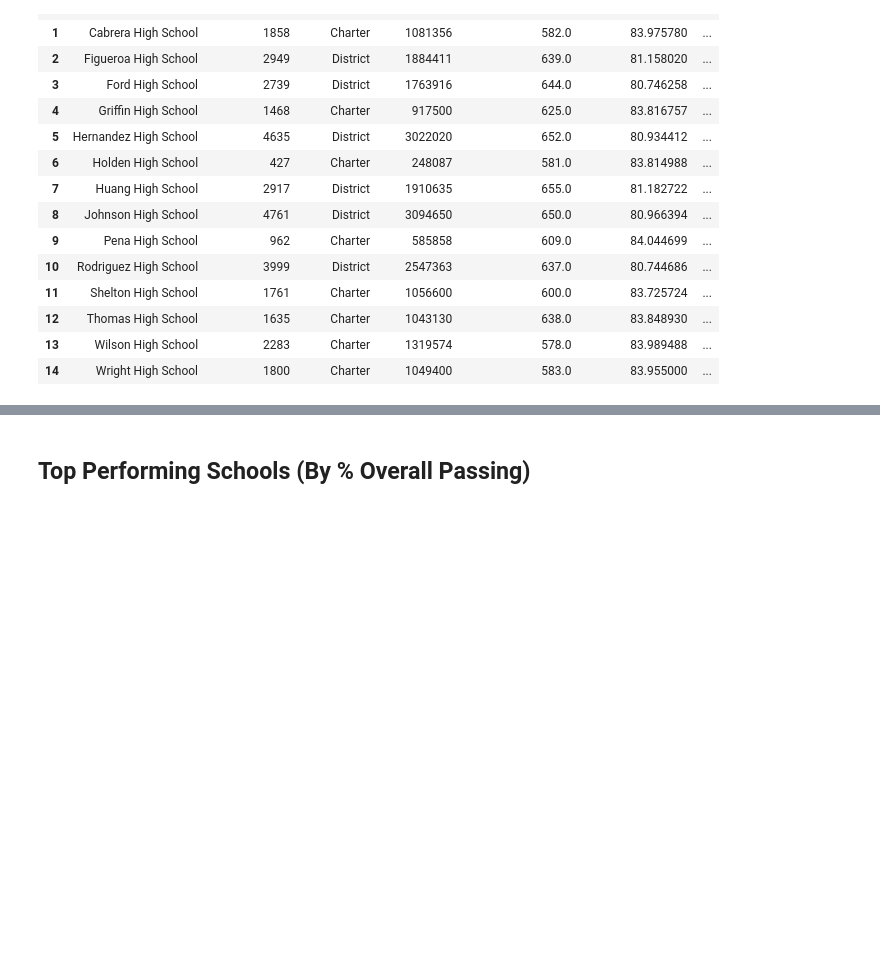
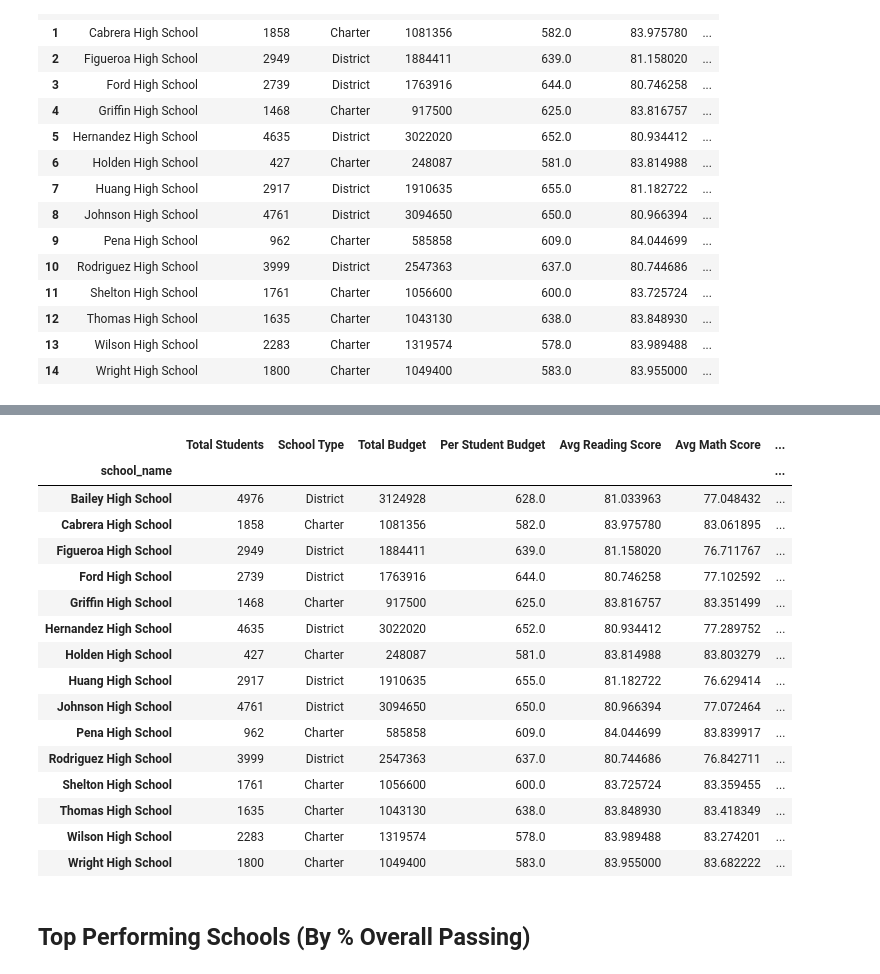
Before and after one commit to kunaual/pandas-challenge, a Jupyter notebook: PyCitySchools/PyCitySchools.ipynb, the cells around one changed output, grey strips where cells are left out. Saved outputs shown, nothing was run; the diff lists cells and outputs as text; code cells hidden in the pictures; blank space fills up the shorter version.

Commit message:
created loop to calc % passing math/reading per school

```diff
--- a/PyCitySchools/PyCitySchools.ipynb
+++ b/PyCitySchools/PyCitySchools.ipynb
@@ -178,0 +177,24 @@ school_summ_df
+# %%
+# update the index to be the school name   (todo - double check above code if can remove the reset index...and then don't need this)
+school_summ_df= school_summ_df.set_index("school_name")
+# %%
+#add new columns, init to 0
+school_summ_df["% Passing Math"]=0.000000   #6 decimal places to match output of example
+school_summ_df["% Passing Reading"]=0.000000   #6 decimal places to match output of example
+# %%
+# figure out % passing per school for math/reading/both
+student_data
+#test_df = school_summ_df.set_index("school_name")   #this works
+
+#print(school_summ_df.head())
+test_df.index.values.tolist()
+# test statement to see if can get the # of students passed math
+#num_passed_math = len(student_data.loc[((student_data["school_name"]=="Bailey High School")&(student_data["math_score"]>=70))])
+print((num_passed_math/4976)*100)
+for school in test_df.index.values.tolist():  #todo  update this to be the real  df instead of test
+    print("in loop "+school+" #students:" + str(school_summ_df.loc[school,"Total Students"]))
+    num_passed_math = len(student_data.loc[((student_data["school_name"]==school)&(student_data["math_score"]>=70))])
+    school_summ_df.at[school,"% Passing Math"]= (num_passed_math/school_summ_df.loc[school,"Total Students"])*100
+
+    num_passed_reading = len(student_data.loc[((student_data["school_name"]==school)&(student_data["reading_score"]>=70))])
+    school_summ_df.at[school,"% Passing Reading"]= (num_passed_reading/school_summ_df.loc[school,"Total Students"])*100
@@ -179,3 +218,23 @@ school_summ_df
+# %%
+school_summ_df
+# %% [output]
+|  | Total Students | School Type | Total Budget | Per Student Budget | Avg Reading Score | Avg Math Score | ... |
+| school_name |  |  |  |  |  |  | ... |
+| Bailey High School | 4976 | District | 3124928 | 628.0 | 81.033963 | 77.048432 | ... |
+| Cabrera High School | 1858 | Charter | 1081356 | 582.0 | 83.975780 | 83.061895 | ... |
+| Figueroa High School | 2949 | District | 1884411 | 639.0 | 81.158020 | 76.711767 | ... |
+| Ford High School | 2739 | District | 1763916 | 644.0 | 80.746258 | 77.102592 | ... |
+| Griffin High School | 1468 | Charter | 917500 | 625.0 | 83.816757 | 83.351499 | ... |
+| Hernandez High School | 4635 | District | 3022020 | 652.0 | 80.934412 | 77.289752 | ... |
+| Holden High School | 427 | Charter | 248087 | 581.0 | 83.814988 | 83.803279 | ... |
+| Huang High School | 2917 | District | 1910635 | 655.0 | 81.182722 | 76.629414 | ... |
+| Johnson High School | 4761 | District | 3094650 | 650.0 | 80.966394 | 77.072464 | ... |
+| Pena High School | 962 | Charter | 585858 | 609.0 | 84.044699 | 83.839917 | ... |
+| Rodriguez High School | 3999 | District | 2547363 | 637.0 | 80.744686 | 76.842711 | ... |
+| Shelton High School | 1761 | Charter | 1056600 | 600.0 | 83.725724 | 83.359455 | ... |
+| Thomas High School | 1635 | Charter | 1043130 | 638.0 | 83.848930 | 83.418349 | ... |
+| Wilson High School | 2283 | Charter | 1319574 | 578.0 | 83.989488 | 83.274201 | ... |
+| Wright High School | 1800 | Charter | 1049400 | 583.0 | 83.955000 | 83.682222 | ... |
 # %% [markdown]
 ## Top Performing Schools (By % Overall Passing)
 # %% [markdown]
```
Also changed, not shown: parts of 2 cells of this notebook.
